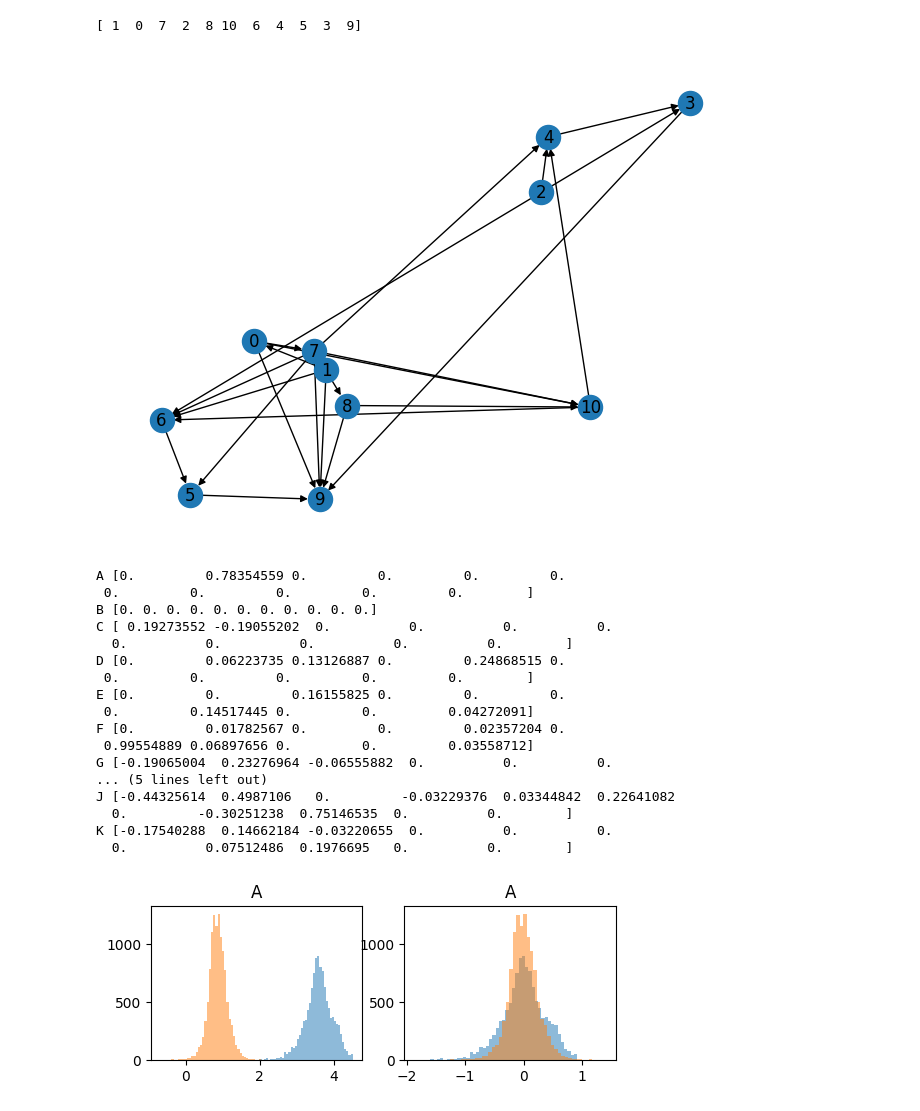
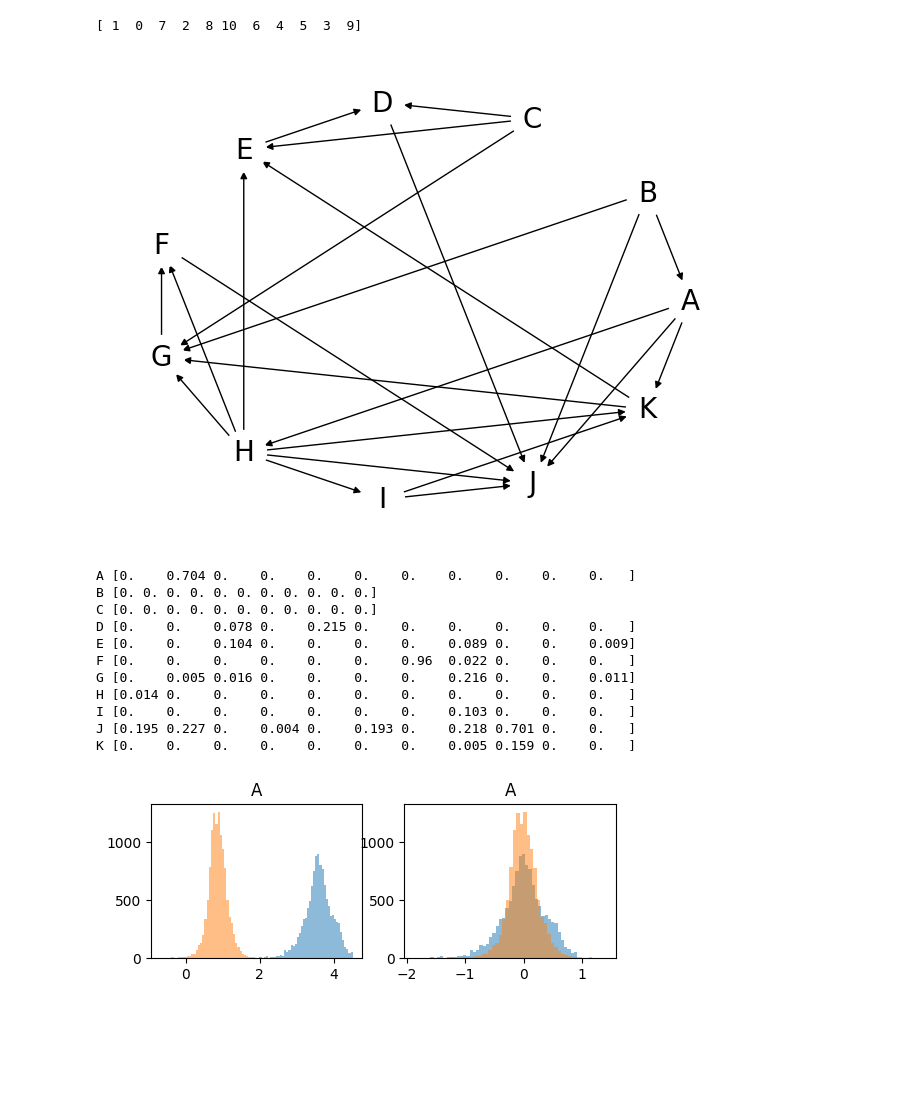
Before and after one commit to Zianor/computational-statistics-1, a Jupyter notebook: assignment01.ipynb, the cells around one changed output. Drawn from its saved outputs; the diff is of its cells as text; code cells hidden in the pictures; blank space fills up the shorter version.

```diff
--- a/assignment01.ipynb
+++ b/assignment01.ipynb
@@ -96,45 +87,33 @@ def sortnregress(X):
 W2 = sortnregress(X)
 # %% [output]
 [ 1  0  7  2  8 10  6  4  5  3  9]
-# %%
-
-import networkx as nx
-import matplotlib.pyplot as plt
-
-G = nx.DiGraph(W2)
-pos = nx.spring_layout(G)
-nx.draw(G, pos, with_labels=True)
-plt.show()
-# %% [output]
-[figure, removed]
+# %%
+graph(W2)
+# %% [output]
+[figure, added]
 # %%
 df_pred = pd.DataFrame()
 df_res = pd.DataFrame()
 for col in df.columns:
     weights = W1[:, df.columns.get_loc(col)]
-    print(col, weights)
+    # weights = W1[df.columns.get_loc(col), :]
+    print(col, np.round(weights, 3))
     # predict from other columns and weights
     df_pred[col] = weights @ df.values.T
     # calculate the residual
     df_res[col] = df[col] - df_pred[col]
 # %% [output]
-A [0.         0.78354559 0.         0.         0.         0.
- 0.         0.         0.         0.         0.        ]
+A [0.    0.704 0.    0.    0.    0.    0.    0.    0.    0.    0.   ]
 B [0. 0. 0. 0. 0. 0. 0. 0. 0. 0. 0.]
-C [ 0.19273552 -0.19055202  0.          0.          0.          0.
-  0.          0.          0.          0.          0.        ]
-D [0.         0.06223735 0.13126887 0.         0.24868515 0.
- 0.         0.         0.         0.         0.        ]
-E [0.         0.         0.16155825 0.         0.         0.
- 0.         0.14517445 0.         0.         0.04272091]
-F [0.         0.01782567 0.         0.         0.02357204 0.
- 0.99554889 0.06897656 0.         0.         0.03558712]
-G [-0.19065004  0.23276964 -0.06555882  0.          0.          0.
-... (5 lines left out)
-J [-0.44325614  0.4987106   0.         -0.03229376  0.03344842  0.22641082
-  0.         -0.30251238  0.75146535  0.          0.        ]
-K [-0.17540288  0.14662184 -0.03220655  0.          0.          0.
-  0.          0.07512486  0.1976695   0.          0.        ]
+C [0. 0. 0. 0. 0. 0. 0. 0. 0. 0. 0.]
+D [0.    0.    0.078 0.    0.215 0.    0.    0.    0.    0.    0.   ]
+E [0.    0.    0.104 0.    0.    0.    0.    0.089 0.    0.    0.009]
+F [0.    0.    0.    0.    0.    0.    0.96  0.022 0.    0.    0.   ]
+G [0.    0.005 0.016 0.    0.    0.    0.    0.216 0.    0.    0.011]
+H [0.014 0.    0.    0.    0.    0.    0.    0.    0.    0.    0.   ]
+I [0.    0.    0.    0.    0.    0.    0.    0.103 0.    0.    0.   ]
+J [0.195 0.227 0.    0.004 0.    0.193 0.    0.218 0.701 0.    0.   ]
+K [0.    0.    0.    0.    0.    0.    0.    0.005 0.159 0.    0.   ]
 # %%
 # plot hists for both df and df_res, as overlayed histograms
 for col in df.columns:
```
Also changed, not shown: parts of 11 cells of this notebook.
